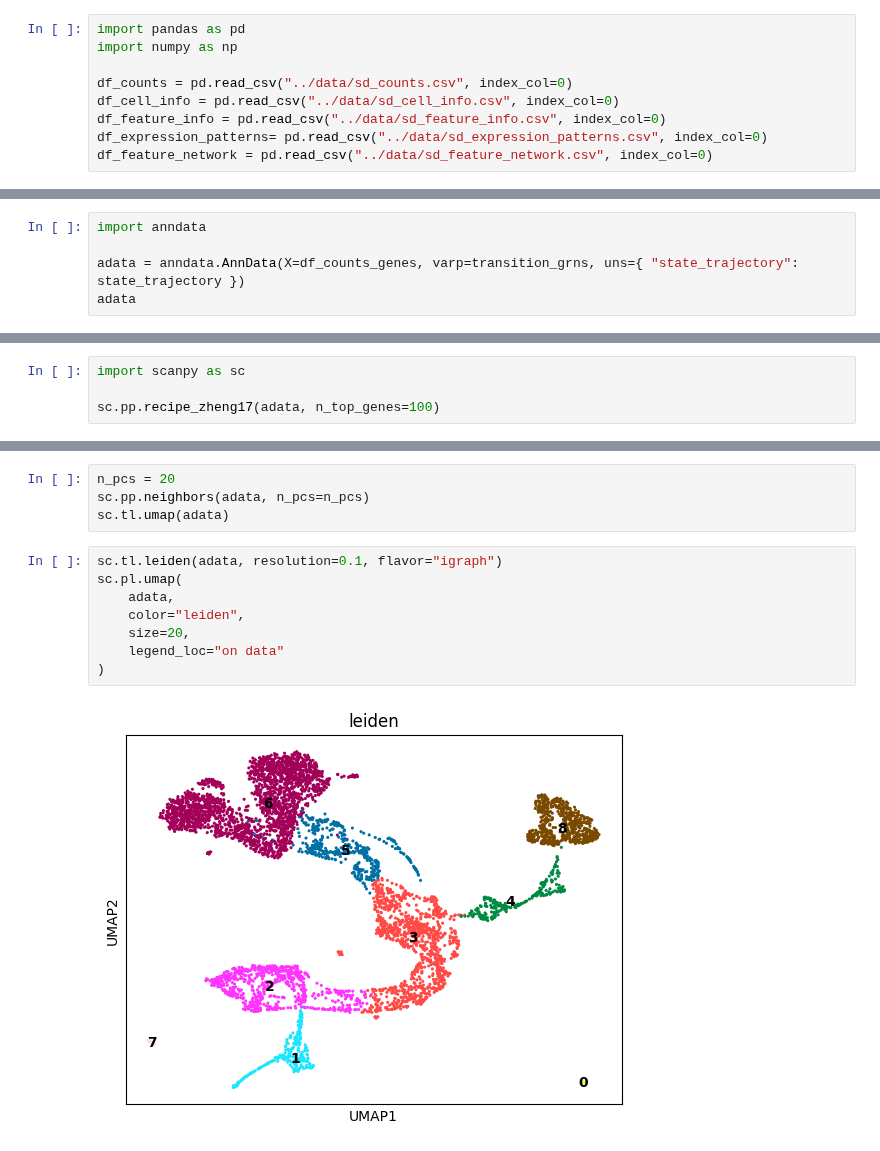
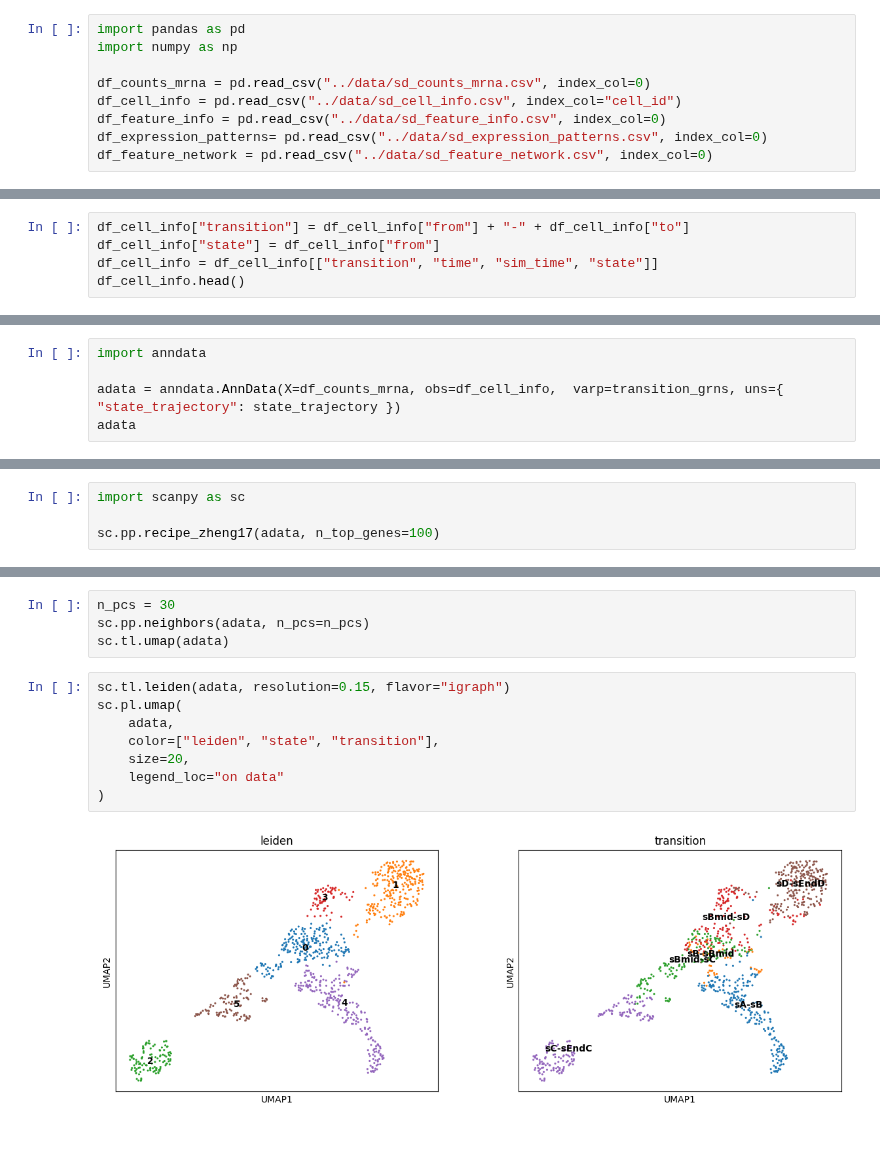
Before and after one commit to DavidWild02/BachelorThesis-ML-Gene-Interactions, a Jupyter notebook: src/PrepareSyntheticData.ipynb, the cells around one changed output, grey strips where cells are left out. Drawn from its saved outputs; the diff is of its cells as text.

```diff
--- a/src/PrepareSyntheticData.ipynb
+++ b/src/PrepareSyntheticData.ipynb
@@ -7,8 +7,8 @@ Execution halted
 import pandas as pd
 import numpy as np
 
-df_counts = pd.read_csv("../data/sd_counts.csv", index_col=0)
-df_cell_info = pd.read_csv("../data/sd_cell_info.csv", index_col=0)
+df_counts_mrna = pd.read_csv("../data/sd_counts_mrna.csv", index_col=0)
+df_cell_info = pd.read_csv("../data/sd_cell_info.csv", index_col="cell_id")
 df_feature_info = pd.read_csv("../data/sd_feature_info.csv", index_col=0)
 df_expression_patterns= pd.read_csv("../data/sd_expression_patterns.csv", index_col=0)
 df_feature_network = pd.read_csv("../data/sd_feature_network.csv", index_col=0)
@@ -23,0 +25,5 @@ df_cell_info.head()
+# %%
+df_cell_info["transition"] = df_cell_info["from"] + "-" + df_cell_info["to"]
+df_cell_info["state"] = df_cell_info["from"]
+df_cell_info = df_cell_info[["transition", "time", "sim_time", "state"]]
+df_cell_info.head()
@@ -147,6 +138,6 @@ display(df_counts_genes)
 # %%
 import anndata
 
-adata = anndata.AnnData(X=df_counts_genes, varp=transition_grns, uns={ "state_trajectory": state_trajectory })
+adata = anndata.AnnData(X=df_counts_mrna, obs=df_cell_info,  varp=transition_grns, uns={ "state_trajectory": state_trajectory })
 adata
 # %% [output]
@@ -163,15 +157,15 @@ sc.pl.pca_variance_ratio(adata, n_pcs=50, log=True)
 # %%
-n_pcs = 20
+n_pcs = 30
 sc.pp.neighbors(adata, n_pcs=n_pcs)
 sc.tl.umap(adata)
 # %%
-sc.tl.leiden(adata, resolution=0.1, flavor="igraph")
+sc.tl.leiden(adata, resolution=0.15, flavor="igraph")
 sc.pl.umap(
     adata,
-    color="leiden",
+    color=["leiden", "state", "transition"],
     size=20,
     legend_loc="on data"
 )
 # %% [output]
-[figure, old version]
+[figure, new version]
 # %%
```
Also changed, not shown: parts of 10 cells of this notebook, 1 other file.
